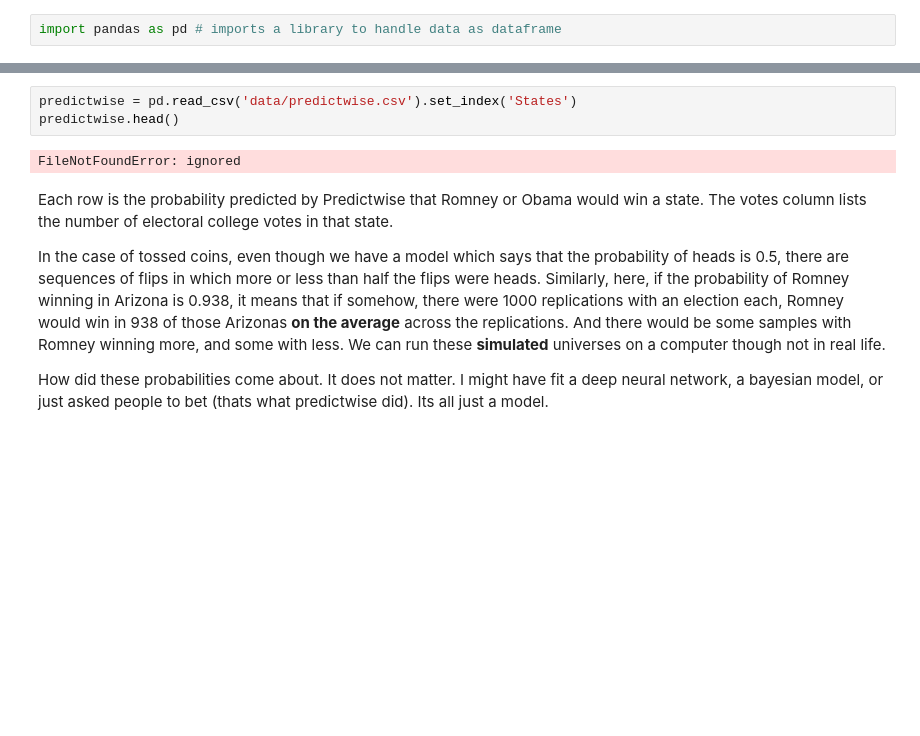
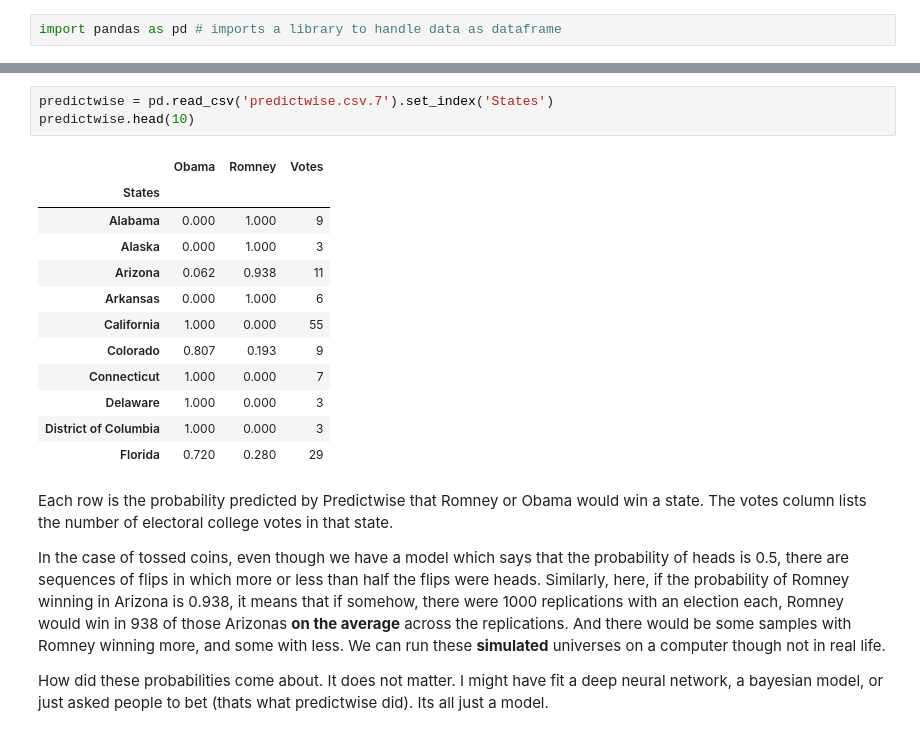
Before and after one commit to nehal-sharma/HalfDayHacking, a Jupyter notebook: distribute_elections.ipynb, the cells around one changed output, grey strips where cells are left out. Cells and saved outputs as stored; diff of their text form; blank space fills up the shorter version.

```diff
--- a/distribute_elections.ipynb
+++ b/distribute_elections.ipynb
@@ -13,8 +26,19 @@ import pandas as pd # imports a library to handle data as dataframe
 # %%
-predictwise = pd.read_csv('data/predictwise.csv').set_index('States')
-predictwise.head()
+predictwise = pd.read_csv('predictwise.csv.7').set_index('States')
+predictwise.head(10)
 # %% [output]
-FileNotFoundError: ignored
+|  | Obama | Romney | Votes |
+| States |  |  |  |
+| Alabama | 0.000 | 1.000 | 9 |
+| Alaska | 0.000 | 1.000 | 3 |
+| Arizona | 0.062 | 0.938 | 11 |
+| Arkansas | 0.000 | 1.000 | 6 |
+| California | 1.000 | 0.000 | 55 |
+| Colorado | 0.807 | 0.193 | 9 |
+| Connecticut | 1.000 | 0.000 | 7 |
+| Delaware | 1.000 | 0.000 | 3 |
+| District of Columbia | 1.000 | 0.000 | 3 |
+| Florida | 0.720 | 0.280 | 29 |
 # %% [markdown]
 Each row is the probability predicted by Predictwise that Romney or Obama would win a state. The votes column lists the number of electoral college votes in that state.
 
```
Also changed, not shown: parts of 23 cells of this notebook.
